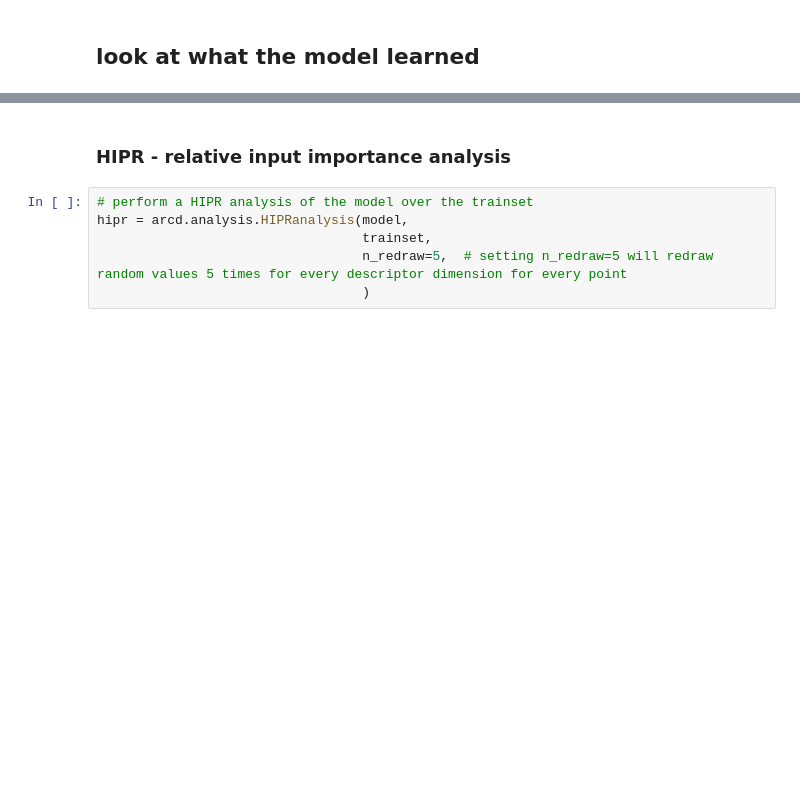
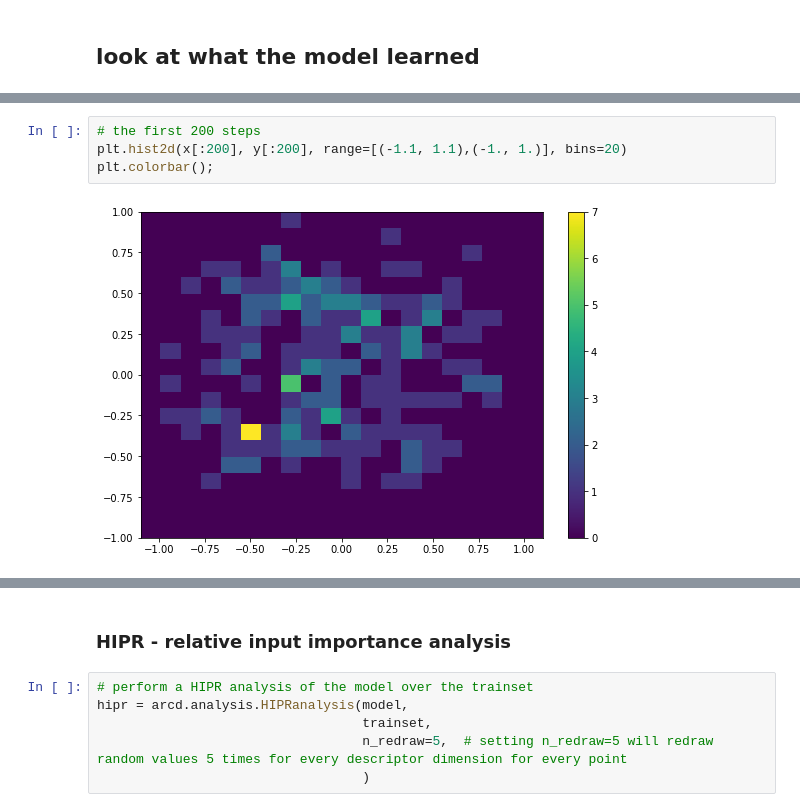
Before and after one commit to bio-phys/aimmd, a Jupyter notebook: examples/1.5_Toy_pytorch_MultiDomainModel_setup.ipynb, the cells around one changed output, grey strips where cells are left out. Cells and saved outputs as stored; diff of their text form; blank space fills up the shorter version.

```diff
--- a/examples/1.5_Toy_pytorch_MultiDomainModel_setup.ipynb
+++ b/examples/1.5_Toy_pytorch_MultiDomainModel_setup.ipynb
@@ -452,0 +433,6 @@ plt.colorbar();
+# %%
+# the first 200 steps
+plt.hist2d(x[:200], y[:200], range=[(-1.1, 1.1),(-1., 1.)], bins=20)
+plt.colorbar();
+# %% [output]
+[figure, added]
```
Also changed, not shown: parts of 18 cells of this notebook.
